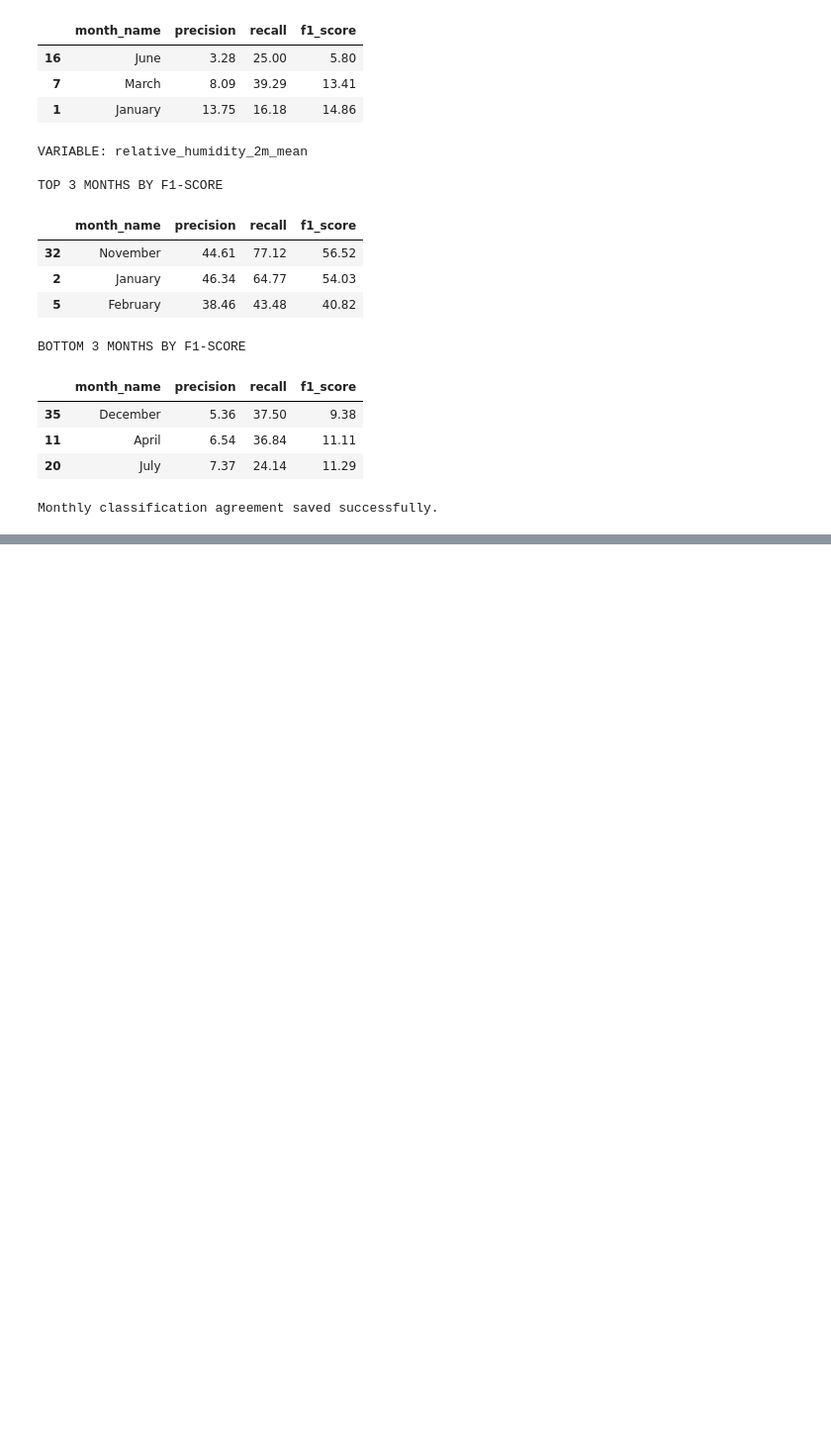
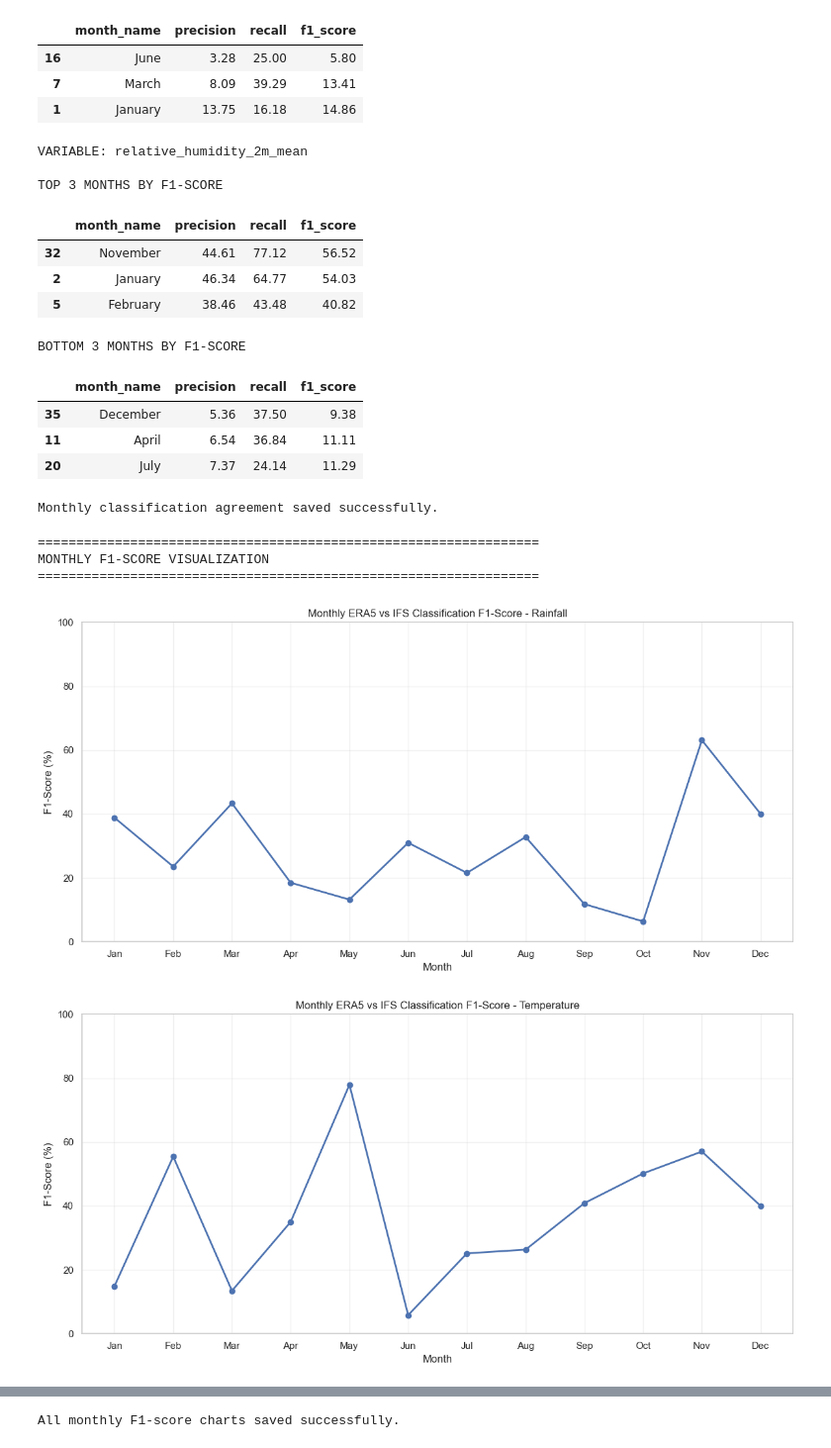
Before and after one commit to PHGNKavindya/RiskWeave, a Jupyter notebook: notebooks/18_ifs_anomaly_evaluation_analysis.ipynb, the cells around one changed output, grey strips where cells are left out. Shown at 99% size. Saved outputs shown, nothing was run; the diff lists cells and outputs as text; code cells hidden in the pictures; blank space fills up the shorter version.

```diff
--- a/notebooks/18_ifs_anomaly_evaluation_analysis.ipynb
+++ b/notebooks/18_ifs_anomaly_evaluation_analysis.ipynb
@@ -1035,3 +1035,74 @@ BOTTOM 3 MONTHS BY F1-SCORE
 | 11 | April | 6.54 | 36.84 | 11.11 |
 | 20 | July | 7.37 | 24.14 | 11.29 |
 Monthly classification agreement saved successfully.
+# %%
+# ==================================================
+# CELL 12: MONTHLY F1-SCORE VISUALIZATION
+# ==================================================
+
+print("=" * 65)
+print("MONTHLY F1-SCORE VISUALIZATION")
+print("=" * 65)
+
+variable_names = {
+    "precipitation_sum": "Rainfall",
+    "temperature_2m_mean": "Temperature",
+    "relative_humidity_2m_mean": "Relative Humidity"
+}
+
+month_labels = [
+    "Jan", "Feb", "Mar", "Apr",
+    "May", "Jun", "Jul", "Aug",
+    "Sep", "Oct", "Nov", "Dec"
+]
+
+for variable, display_name in variable_names.items():
+
+    plot_df = monthly_agreement[
+        monthly_agreement["variable"] == variable
+    ].sort_values("month")
+
+    plt.figure(figsize=(12, 6))
+
+    plt.plot(
+        plot_df["month"],
+        plot_df["f1_score"],
+        marker="o",
+        linewidth=2
+    )
+
+    plt.title(
+        f"Monthly ERA5 vs IFS Classification F1-Score - {display_name}"
+    )
+
+    plt.xlabel("Month")
+    plt.ylabel("F1-Score (%)")
+
+    plt.xticks(
+        range(1, 13),
+        month_labels
+    )
+
+    plt.ylim(0, 100)
+    plt.grid(True, alpha=0.3)
+
+    plt.tight_layout()
+
+    filename = f"monthly_f1_score_{variable}.png"
+
+    plt.savefig(
+        REPORT_DIR / filename,
+        dpi=300,
+        bbox_inches="tight"
+    )
+
+    plt.show()
+    plt.close()
+
+print("\nAll monthly F1-score charts saved successfully.")
+# %% [output]
+=================================================================
+MONTHLY F1-SCORE VISUALIZATION
+=================================================================
+[figure, added]
+[figure, added]
@@ -1037,0 +1110 @@ Monthly classification agreement saved successfully.
+All monthly F1-score charts saved successfully.
```
Also changed, not shown: parts of 2 cells of this notebook, 3 other files.
